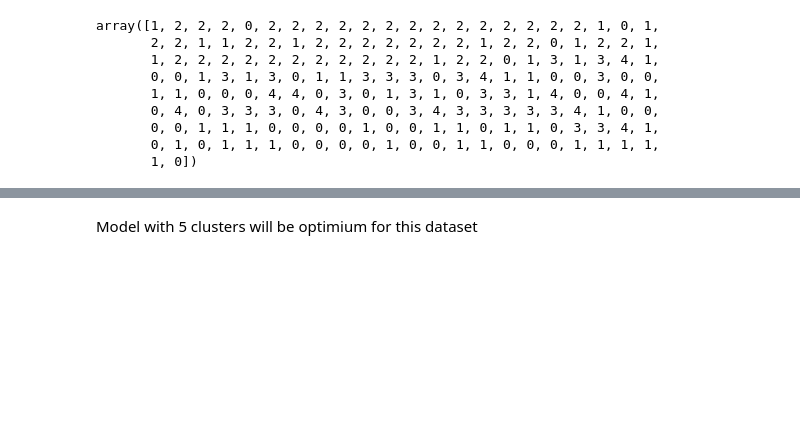
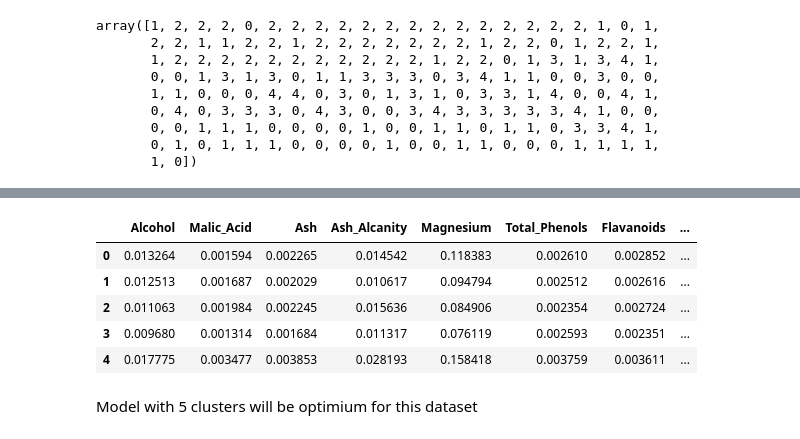
Before and after one commit to Anand1923/DSA_Assignments, a Jupyter notebook: Case_study_09_Unsupervised_Learning.ipynb, the cells around one changed output, grey strips where cells are left out. Cells and saved outputs as stored; diff of their text form; code cells hidden in the pictures; blank space fills up the shorter version.

```diff
--- a/Case_study_09_Unsupervised_Learning.ipynb
+++ b/Case_study_09_Unsupervised_Learning.ipynb
@@ -136,2 +171,11 @@ plt.show()
+# %%
+data.head()
+# %% [output]
+|  | Alcohol | Malic_Acid | Ash | Ash_Alcanity | Magnesium | Total_Phenols | Flavanoids | ... |
+| 0 | 0.013264 | 0.001594 | 0.002265 | 0.014542 | 0.118383 | 0.002610 | 0.002852 | ... |
+| 1 | 0.012513 | 0.001687 | 0.002029 | 0.010617 | 0.094794 | 0.002512 | 0.002616 | ... |
+| 2 | 0.011063 | 0.001984 | 0.002245 | 0.015636 | 0.084906 | 0.002354 | 0.002724 | ... |
+| 3 | 0.009680 | 0.001314 | 0.001684 | 0.011317 | 0.076119 | 0.002593 | 0.002351 | ... |
+| 4 | 0.017775 | 0.003477 | 0.003853 | 0.028193 | 0.158418 | 0.003759 | 0.003611 | ... |
 # %% [markdown]
 Model with 5 clusters will be optimium for this dataset
```
Also changed, not shown: parts of 5 cells of this notebook.
